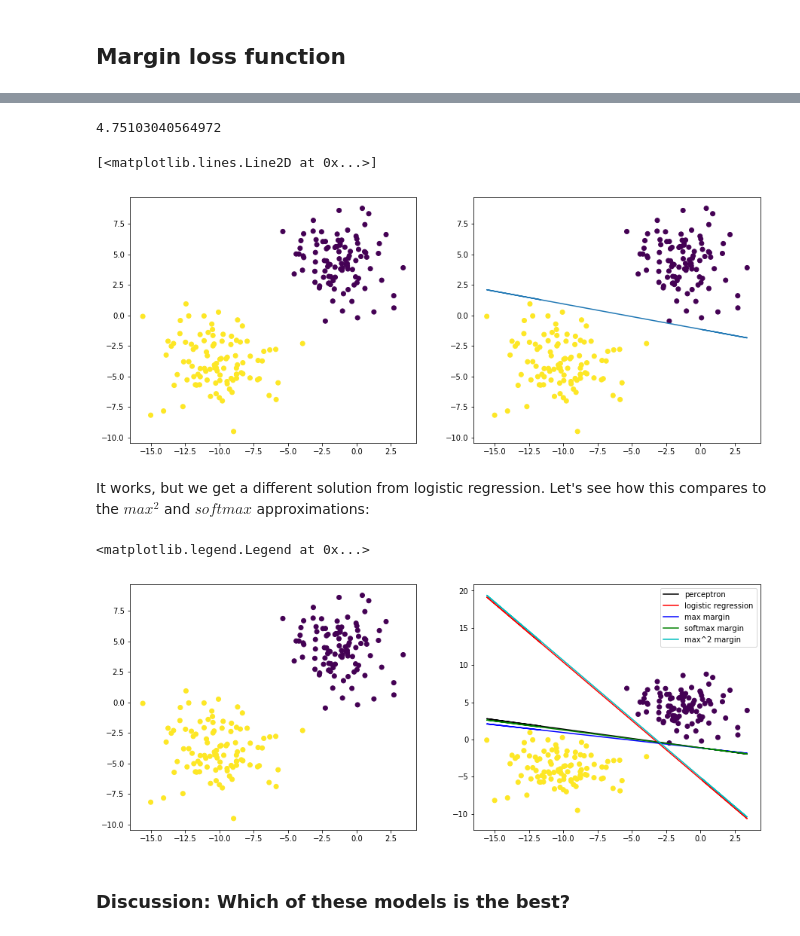
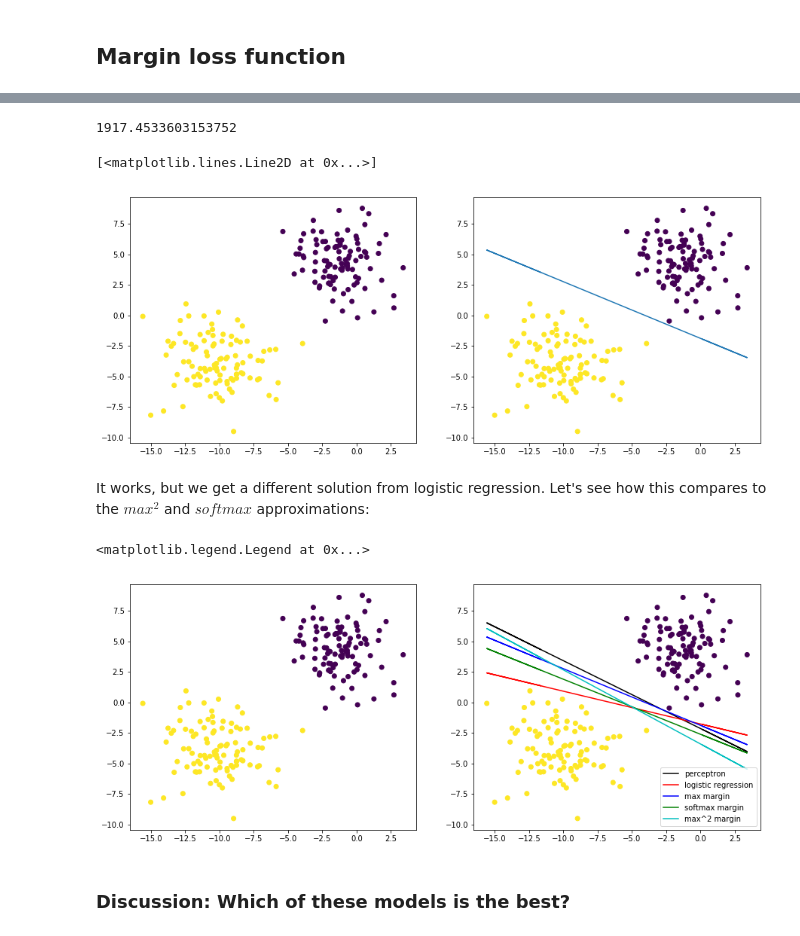
Before and after one commit to medford-group/data_analytics_ChE, a Jupyter notebook: 3-classification/lecture-generalized_linear_models.ipynb, the cells around one changed output, grey strips where cells are left out. Saved outputs shown, nothing was run; the diff lists cells and outputs as text; code cells hidden in the pictures.

```diff
--- a/3-classification/lecture-generalized_linear_models.ipynb
+++ b/3-classification/lecture-generalized_linear_models.ipynb
@@ -80,7 +80,7 @@ X = X_blob
 y = y_blob
 y = y_blob*2 - 1 #convert to -1, 1
 
-w = np.array([-10,-4,-10])
+w = np.array([1,1,1])
 prediction = linear_classifier(X,w)
 
 fig, axes = plt.subplots(1,2,figsize=(15,6))
@@ -173,5 +173,5 @@ ax.plot(x, np.maximum(0,x), ls='-',color='k')
 ax.plot(x, np.log(np.exp(0) + np.exp(x)), ls='--', color='r')
 
 ax.set_xlabel('x')
-ax.set_ylabel('max/softmax (0,x)')
+ax.set_ylabel('max or softmax (0,x)')
 # %% [output]
@@ -271,7 +304,7 @@ def margin_cost(w, X=X, y=y):
 
 print(margin_cost(w,X,y))
 # %% [output]
-4.75103040564972
+1917.4533603153752
 # %%
 result = minimize(margin_cost, w)
 
@@ -288,7 +321,7 @@ b = -w_opt_margin[0]/w_opt_margin[2]
 axes[1].plot(X[:,0], m*X[:,0]+b, ls='-')
 # %% [output]
 [<matplotlib.lines.Line2D at 0x...>]
-[figure, old version]
+[figure, new version]
 # %% [markdown]
 It works, but we get a different solution from logistic regression. Let's see how this compares to the $max^2$ and $softmax$ approximations:
 # %%
@@ -303,34 +336,34 @@ def margin_cost_softmax(beta, X=X, y=y):
     exp_yXb = np.exp(1-y*Xb)
     return sum(np.log(1 + exp_yXb))
 # %%
-result = minimize(margin_cost_squared, w)
+result = minimize(margin_cost_squared, w, method='Nelder-Mead')
 w_opt_margin2 = result.x
 
-result = minimize(margin_cost_softmax, w)
+result = minimize(margin_cost_softmax, w, method='Nelder-Mead')
 w_opt_softmax = result.x
 
 prediction = linear_classifier(X,w_opt_softmax)
 fig, axes = plt.subplots(1,2,figsize=(15,6))
 axes[0].scatter(X[:,0],X[:,1],c=y)
 axes[1].scatter(X[:,0],X[:,1],c=prediction)
 
 #plot lines
 def plot_line(ax, color, w, X, label):
     m = -w[1]/w[2]
     b = -w[0]/w[2]
     ax.plot(X[:,0], m*X[:,0]+b, ls='-', color=color, label=label)
 
 labels = ['perceptron', 'logistic regression', 'max margin', 'softmax margin', 'max^2 margin']
 w_set = [w_perceptron, w_logit,w_opt_margin, w_opt_margin2, w_opt_softmax]
 colors = ['k','r','b','g', 'c']
 
 for w_i, color, label in zip(w_set, colors,labels):
     plot_line(axes[1], color, w_i, X, label)
 
 axes[1].legend()
 # %% [output]
 <matplotlib.legend.Legend at 0x...>
-[figure, old version]
+[figure, new version]
 # %% [markdown]
 ### Discussion: Which of these models is the best?
 # %% [markdown]
```
Also changed, not shown: parts of 13 cells of this notebook, 4 other files.
